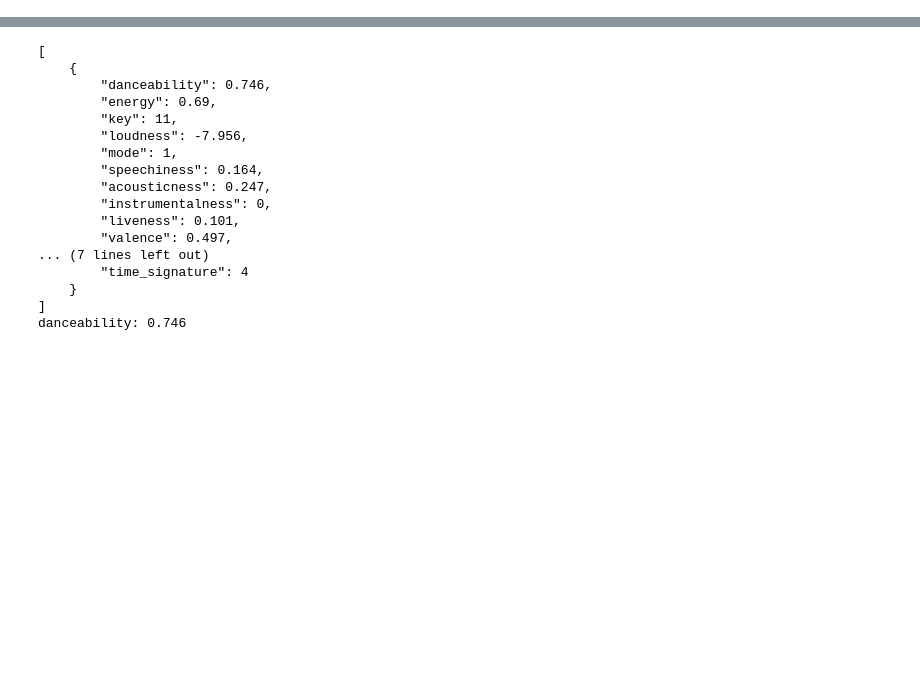
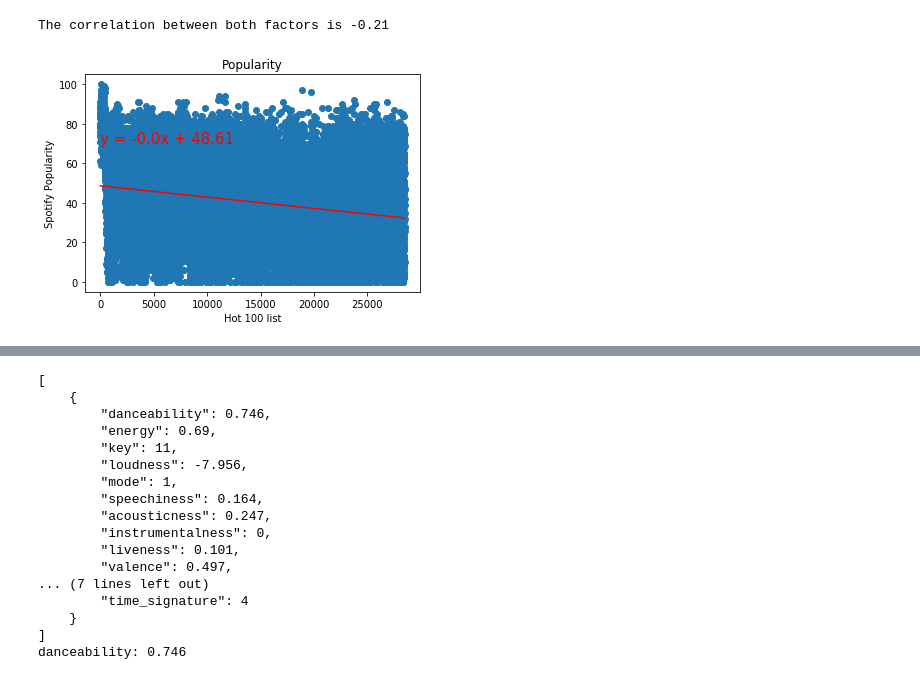
Before and after one commit to rlylecastro/project1, a Jupyter notebook: music.ipynb, the cells around one changed output, grey strips where cells are left out. Drawn from its saved outputs; the diff is of its cells as text; code cells hidden in the pictures; blank space fills up the shorter version.

Commit message:
added a couple of plots and function

```diff
--- a/music.ipynb
+++ b/music.ipynb
@@ -0,0 +17,7 @@
+# %%
+hot100 = os.path.join("data", "Hot100AudioFeatures.csv")
+
+# Read our Data file with the pandas library
+# Not every CSV requires an encoding, but be aware this can come up
+hot_100_df = pd.read_csv(hot100, encoding="ISO-8859-1")
+hot_100_df.head()
@@ -0,0 +32,10 @@
+# %%
+hot100_clean_df = hot_100_df.drop(columns=['spotify_track_preview_url','spotify_track_album','spotify_track_explicit','spotify_track_duration_ms'],axis=1)
+# %%
+
+
+hot100_clean_df.dropna(inplace=True)
+
+hot100_clean_df.reset_index(inplace=True)
+hot100_clean_df.rename(columns = {'ï»¿SongID':'Song'},inplace=True)
+hot100_clean_df
@@ -0,0 +56,31 @@
+# %%
+#Adding function to plot information
+def plot_func(xvalues,yvalues,x_loc,y_loc,x_label,y_label,title):
+
+    # Generate the pearson coeeficient
+    correlation = sts.pearsonr(xvalues,yvalues)
+    print(f"The correlation between both factors is {round(correlation[0],2)}")
+
+    # Get the linear regression model
+    (slope, intercept, rvalue, pvalue, stderr) = linregress(xvalues, yvalues)
+
+    # Create the line using the slope and intercept and print out the formula
+    regress_values = xvalues * slope + intercept
+    line_eq = "y = " + str(round(slope,2)) + "x + " + str(round(intercept,2))
+
+    # Plot information
+    plt.scatter(xvalues,yvalues)
+    plt.plot(xvalues,regress_values,"r-")
+    plt.annotate(line_eq,(x_loc,y_loc),fontsize=15,color="red")
+    plt.xlabel(x_label)
+    plt.ylabel(y_label)
+    plt.title(title)
+    plt.show()
+# %%
+# create a scatter plot based on the track popularity versus the ranking in the top 100.
+# We need to repeat this for the other factors
+plot_func(hot100_clean_df['index'], hot100_clean_df['spotify_track_popularity'],0,70,'Hot 100 list',
+          'Spotify Popularity','Popularity')
+# %% [output]
+The correlation between both factors is -0.21
+[figure, added]
```
Also changed, not shown: parts of 4 cells of this notebook.
